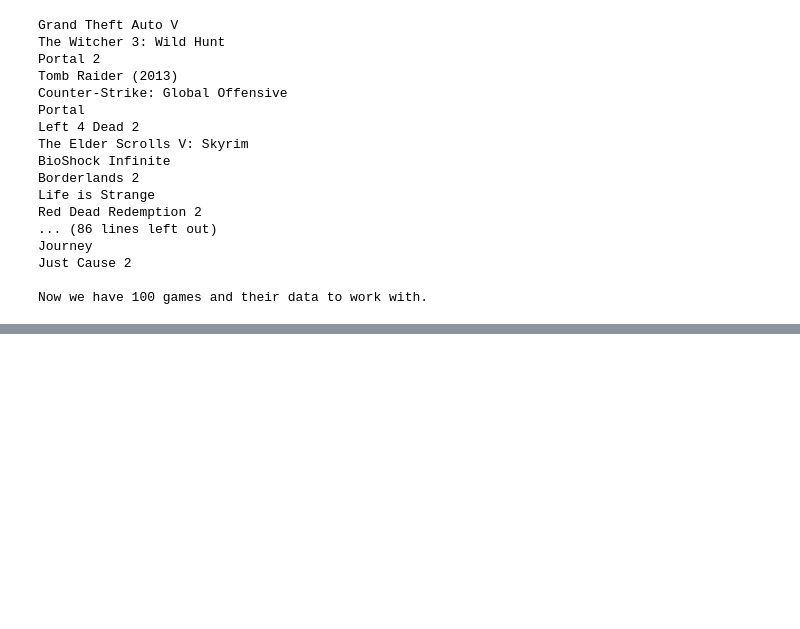
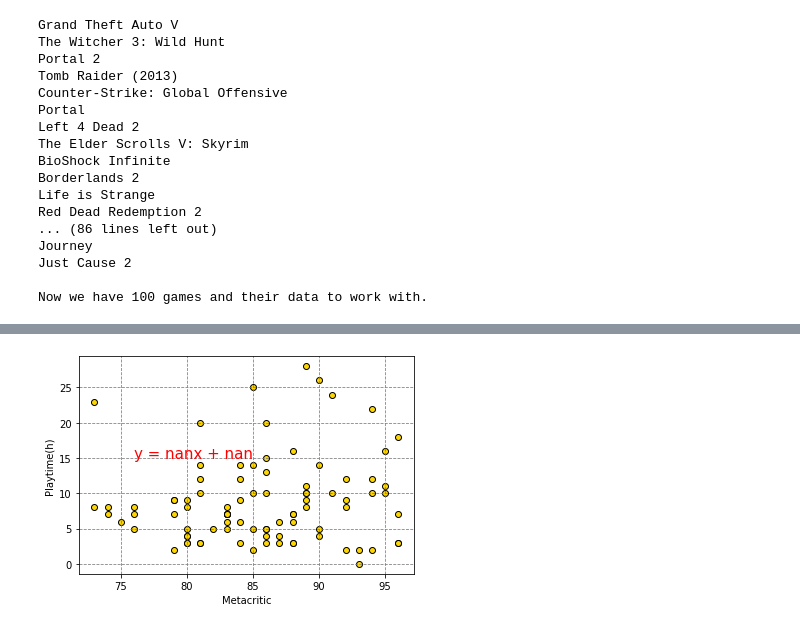
Before and after one commit to candidamg/Project_1, a Jupyter notebook: project.ipynb, the cells around one changed output, grey strips where cells are left out. Cells and saved outputs as stored; diff of their text form; code cells hidden in the pictures; blank space fills up the shorter version.

```diff
--- a/project.ipynb
+++ b/project.ipynb
@@ -229,0 +250,20 @@ videogames_df.head(10)
+# %%
+# Create a DataFrame with the Northern Hemisphere data (playtime is less than 10 hours >= 70)
+videogames_df10 = videogames_df[videogames_df['Playtime(h)'] <= 30]
+
+# Display sample data
+videogames_df10.head()
+
+##
+#Metacritic vs Playtime(h) - gold
+#Reco. Count vs Playtime(h) - cyan
+#Users Own vs Playtime(h)- blueviolet
+#Users Added vs Playtime(h) - lime
+
+##Metacritic vs Playtime
+#Metacritic vs Reco. Count
+#Metacritic vs Users Own
+
+
+
+#
@@ -229,0 +277,15 @@ videogames_df.head(10)
+# %%
+x_values = videogames_df10['Metacritic']
+y_values = videogames_df10['Playtime(h)']
+(slope, intercept, rvalue, pvalue, stderr) = linregress(x_values, y_values)
+regress_values = x_values * slope + intercept
+line_eq = "y = " + str(round(slope,2)) + "x + " + str(round(intercept,2))
+plt.scatter(x_values,y_values, color="gold", edgecolors = "black")
+plt.plot(x_values,regress_values,"r-")
+plt.annotate(line_eq,(76,15),fontsize=15,color="red")
+plt.grid(color="grey", linestyle="--")
+plt.xlabel('Metacritic')
+plt.ylabel('Playtime(h)')
+plt.show()
+# %% [output]
+[figure, added]
```
Also changed, not shown: parts of 9 cells of this notebook.
